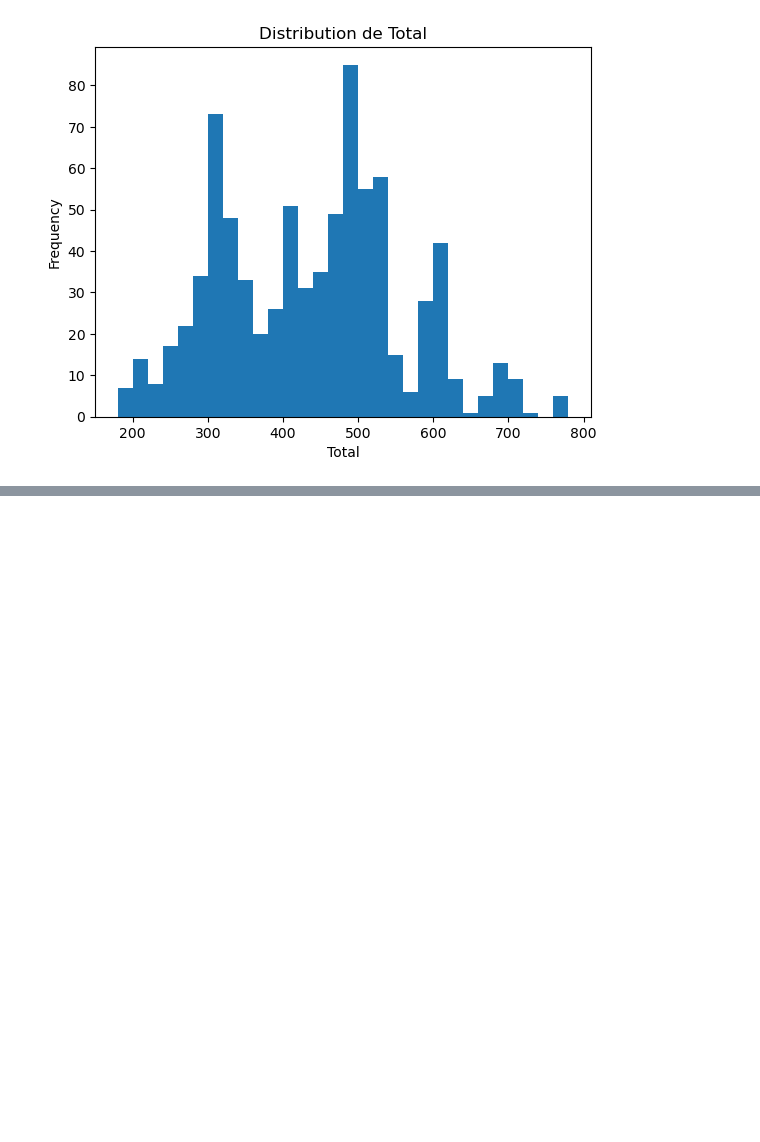
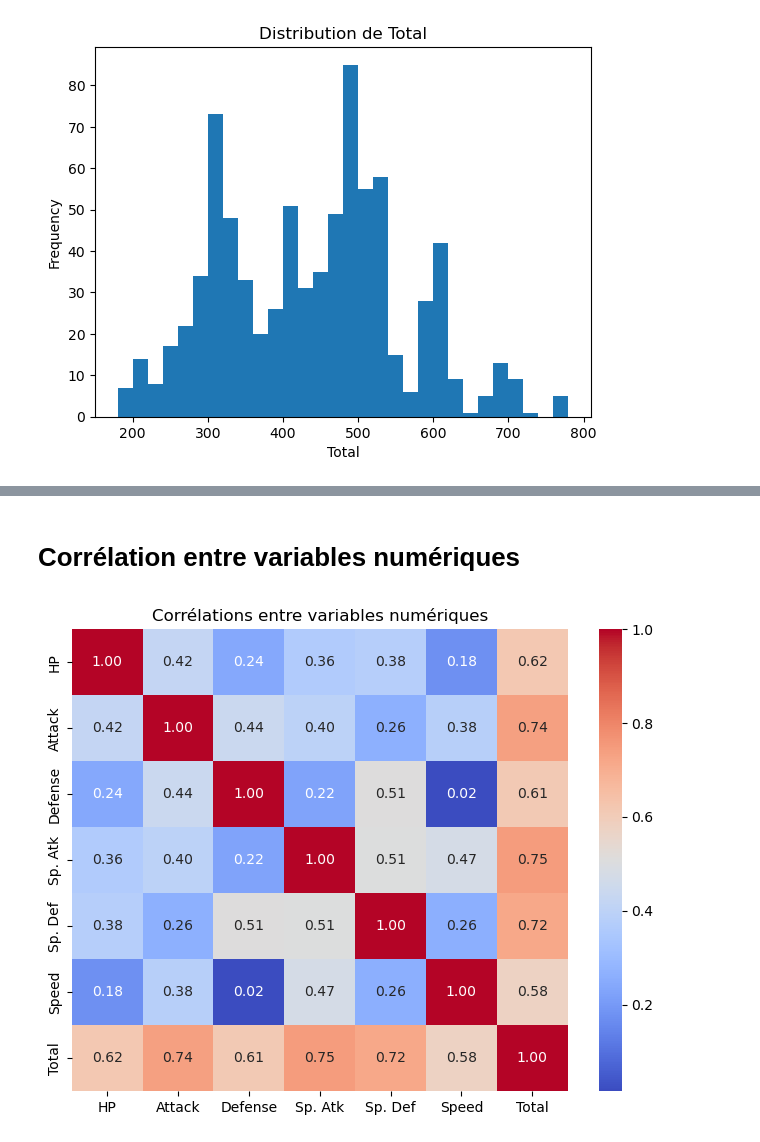
Before and after one commit to anaisblh/Projet-Machine-Learning, a Jupyter notebook: Machine_Learning_Project.ipynb, the cells around one changed output, grey strips where cells are left out. Saved outputs shown, nothing was run; the diff lists cells and outputs as text; code cells hidden in the pictures; blank space fills up the shorter version.

```diff
--- a/Machine_Learning_Project.ipynb
+++ b/Machine_Learning_Project.ipynb
@@ -247,0 +169,9 @@ plt.show()
+# %% [markdown]
+# Corrélation entre variables numériques
+# %%
+plt.figure(figsize=(8,6))
+sns.heatmap(df[features_num].corr(), annot=True, cmap='coolwarm', fmt=".2f")
+plt.title('Corrélations entre variables numériques')
+plt.show()
+# %% [output]
+[figure, added]
```
Also changed, not shown: parts of 30 cells of this notebook.
